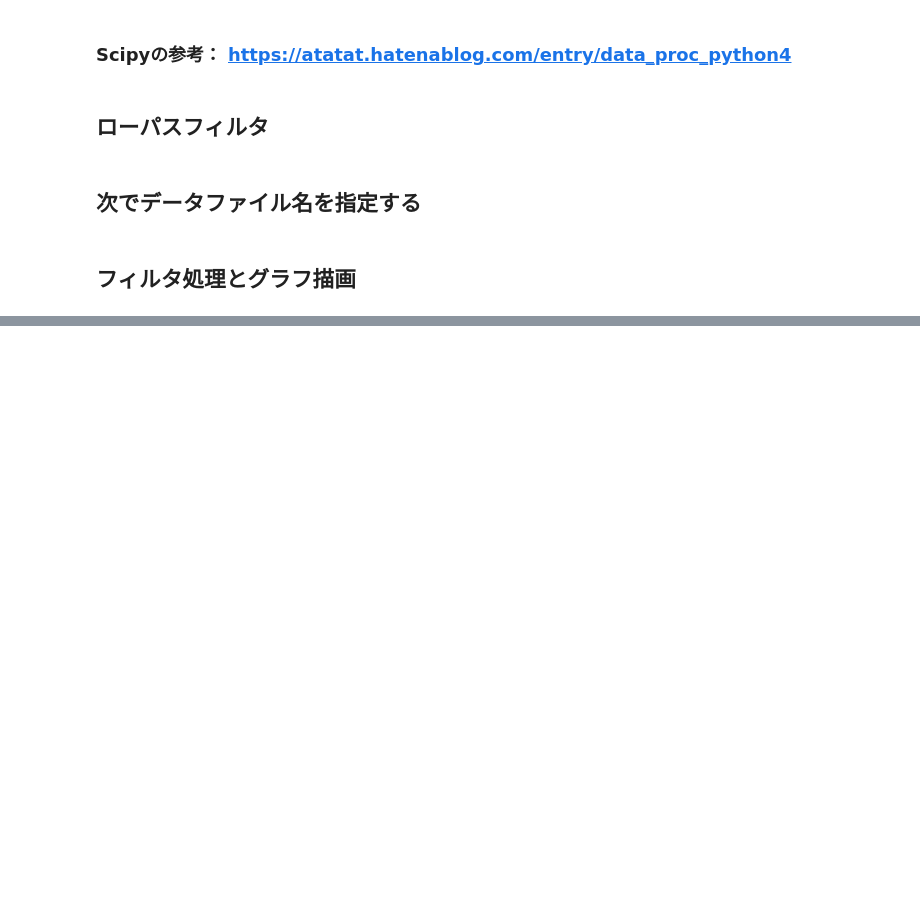
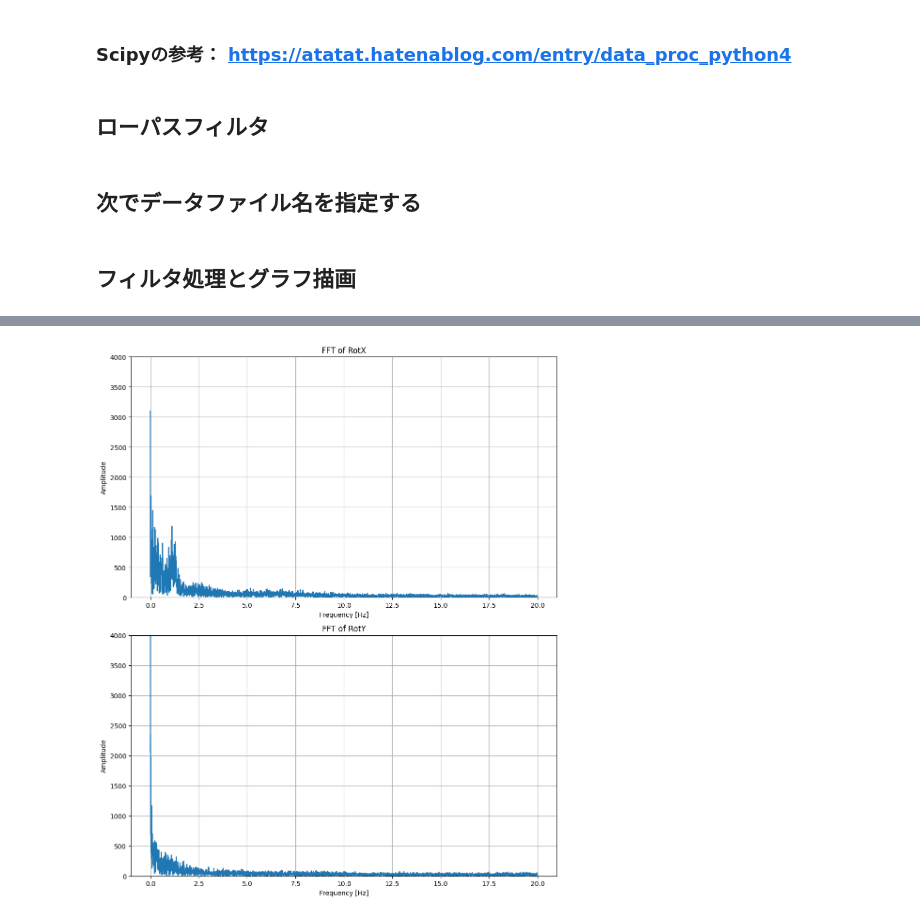
Before and after one commit to yasyamauchi/education, a Jupyter notebook: m5Stack_IMU2025.ipynb, the cells around one changed output, grey strips where cells are left out. Drawn from its saved outputs; the diff is of its cells as text; code cells hidden in the pictures; blank space fills up the shorter version.

```diff
--- a/m5Stack_IMU2025.ipynb
+++ b/m5Stack_IMU2025.ipynb
@@ -75,0 +128,33 @@ plt.show()
+# %%
+from scipy.fft import fft, fftfreq
+
+N = len(RotX) # Length of the AccY data
+yf1 = fft(RotX) # Perform the Fourier Transform on AccY
+xf1 = fftfreq(N, 1 / samplerate) # Generate frequency axis for the transformed data
+yf2 = fft(RotY) # Perform the Fourier Transform on AccY
+xf2 = fftfreq(N, 1 / samplerate) # Generate frequency axis for the transformed data
+
+# Plot the single-sided amplitude spectrum
+fig = plt.figure(figsize=(10, 12))
+ax1 = fig.add_subplot(2, 1, 1)
+ax2 = fig.add_subplot(2, 1, 2)
+
+ax1.plot(xf1[0:N//2], np.abs(yf1[0:N//2])) # Plot the positive frequencies
+ax1.set_title('FFT of RotX')
+ax1.set_xlabel('Frequency [Hz]')
+ax1.set_ylabel('Amplitude')
+ax1.set_ylim(0,4000)
+ax1.grid()
+
+ax2.plot(xf2[0:N//2], np.abs(yf2[0:N//2])) # Plot the positive frequencies
+ax2.set_title('FFT of RotY')
+ax2.set_xlabel('Frequency [Hz]')
+ax2.set_ylabel('Amplitude')
+ax2.set_ylim(0,4000)
+ax2.grid()
+
+fig.tight_layout()              #レイアウトの設定
+
+plt.show()
+# %% [output]
+[figure, added]
```
Also changed, not shown: parts of 7 cells of this notebook.
